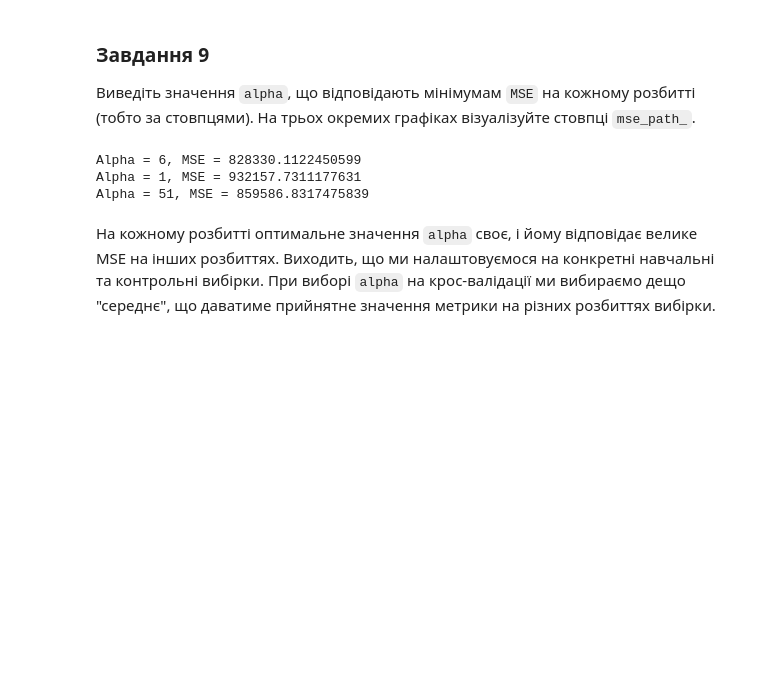
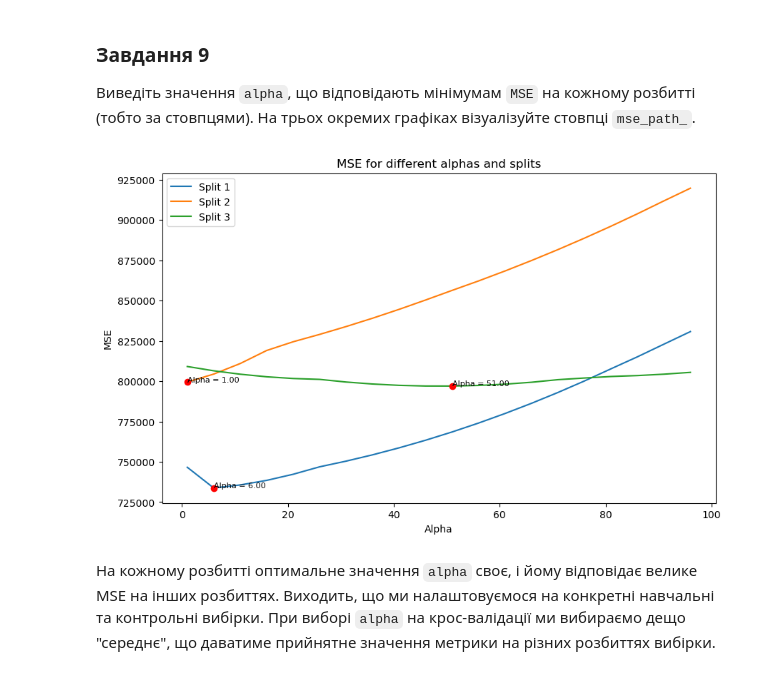
Before and after one commit to SergiyDovgopolyk/Data_Science, a Jupyter notebook: HW-4.ipynb, the cells around one changed output. Saved outputs shown, nothing was run; the diff lists cells and outputs as text; code cells hidden in the pictures; blank space fills up the shorter version.

```diff
--- a/HW-4.ipynb
+++ b/HW-4.ipynb
@@ -356,8 +348,2 @@ windspeed(ms): -0.0
 # %% [markdown]
 Навчіть лінійну модель з $L_2$-регуляризацією (клас Ridge) і виведіть ваги.
-# %%
-ridge = Ridge()
-ridge.fit(df.drop(columns='cnt'), df['cnt'])
-print("Ridge weights:")
-for feature, weight in zip(df.columns, ridge.coef_):
-    print(f"{feature}: {weight}")
@@ -383,20 +356,20 @@ windspeed(ms): -15.818130152117892
 # %%
 alphas = np.arange(1, 500, 50)
 
-coefs_lasso = []
-coefs_ridge = []
+lasso_coefficients = []
+ridge_coefficients = []
 
 for alpha in alphas:
     lasso = Lasso(alpha=alpha)
     lasso.fit(df.drop(columns='cnt'), df['cnt'])
-    coefs_lasso.append(lasso.coef_)
+    lasso_coefficients.append(lasso.coef_)
 
     ridge = Ridge(alpha=alpha)
     ridge.fit(df.drop(columns='cnt'), df['cnt'])
-    coefs_ridge.append(ridge.coef_)
+    ridge_coefficients.append(ridge.coef_)
 
-coefs_lasso = np.array(coefs_lasso)
-coefs_ridge = np.array(coefs_ridge)
+lasso_coefficients = np.array(lasso_coefficients)
+ridge_coefficients = np.array(ridge_coefficients)
 # %% [markdown]
 Проаналізуйте динаміку ваг при збільшенні параметра регуляризації:
 # %%
@@ -522,14 +496,25 @@ Feature coefficient pairs:
 
 Виведіть значення `alpha`, що відповідають мінімумам `MSE` на кожному розбитті (тобто за стовпцями).
 На трьох окремих графіках візуалізуйте стовпці `mse_path_`.
-# %%
-min_alphas = regressor.alphas_[np.argmin(regressor.mse_path_, axis=0)]
-for i, alpha in enumerate(min_alphas):
-    print(f"Alpha = {alpha}, MSE = {regressor.mse_path_[np.argmin(regressor.mse_path_, axis=0)[i], i]}")
-# %% [output]
-Alpha = 6, MSE = 828330.1122450599
-Alpha = 1, MSE = 932157.7311177631
-Alpha = 51, MSE = 859586.8317475839
+# %%
+min_alphas = regressor.alphas_[np.argmin(regressor.mse_path_, axis=0)]
+
+plt.figure(figsize=(10, 6))
+
+for i in range(regressor.mse_path_.shape[1]):
+    plt.plot(regressor.alphas_, regressor.mse_path_[:, i], label=f'Split {i+1}')
+
+for i, alpha in enumerate(min_alphas):
+    plt.plot(alpha, regressor.mse_path_[np.argmin(regressor.mse_path_, axis=0)[i], i], 'ro')
+    plt.text(alpha, regressor.mse_path_[np.argmin(regressor.mse_path_, axis=0)[i], i], f'Alpha = {alpha:.2f}', fontsize=8)
+
+plt.xlabel('Alpha')
+plt.ylabel('MSE')
+plt.title('MSE for different alphas and splits')
+plt.legend()
+plt.show()
+# %% [output]
+[figure, added]
 # %% [markdown]
 На кожному розбитті оптимальне значення `alpha` своє, і йому відповідає велике MSE на інших розбиттях. Виходить, що ми налаштовуємося на конкретні навчальні та контрольні вибірки. При виборі `alpha` на крос-валідації ми вибираємо дещо "середнє", що даватиме прийнятне значення метрики на різних розбиттях вибірки.
 # %% [markdown]
```
Also changed, not shown: parts of 20 cells of this notebook.
